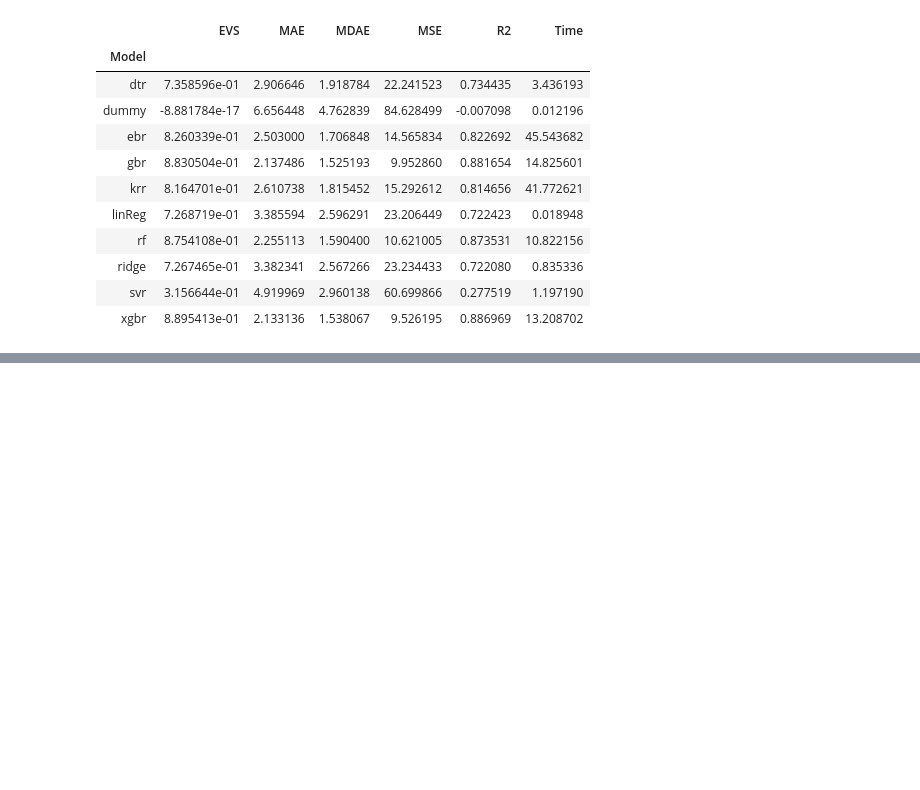
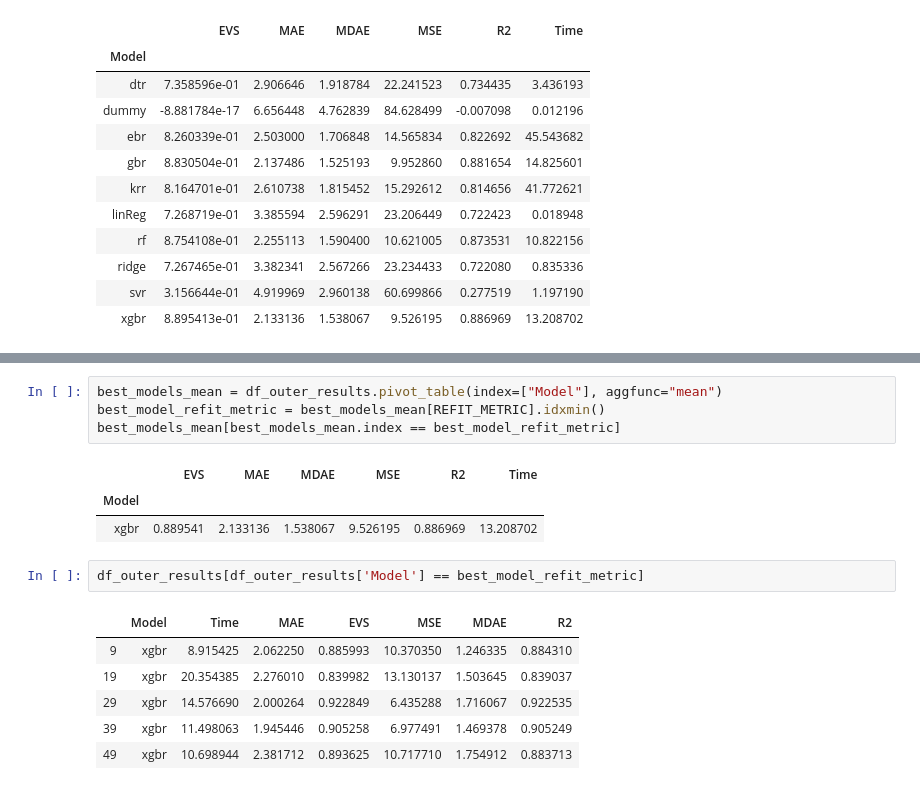
Before and after one commit to lukaszbinden/mli, a Jupyter notebook: assignments/assignment_1/MLI3 Assignment 1 Module 1 Boston Housing.ipynb, the cells around one changed output, grey strips where cells are left out. Drawn from its saved outputs; the diff is of its cells as text; blank space fills up the shorter version.

```diff
--- a/assignments/assignment_1/MLI3 Assignment 1 Module 1 Boston Housing.ipynb
+++ b/assignments/assignment_1/MLI3 Assignment 1 Module 1 Boston Housing.ipynb
@@ -295,0 +263,17 @@ df_outer_results.pivot_table(index=["Model"], aggfunc="mean")
+# %%
+best_models_mean = df_outer_results.pivot_table(index=["Model"], aggfunc="mean")
+best_model_refit_metric = best_models_mean[REFIT_METRIC].idxmin()
+best_models_mean[best_models_mean.index == best_model_refit_metric]
+# %% [output]
+|  | EVS | MAE | MDAE | MSE | R2 | Time |
+| Model |  |  |  |  |  |  |
+| xgbr | 0.889541 | 2.133136 | 1.538067 | 9.526195 | 0.886969 | 13.208702 |
+# %%
+df_outer_results[df_outer_results['Model'] == best_model_refit_metric]
+# %% [output]
+|  | Model | Time | MAE | EVS | MSE | MDAE | R2 |
+| 9 | xgbr | 8.915425 | 2.062250 | 0.885993 | 10.370350 | 1.246335 | 0.884310 |
+| 19 | xgbr | 20.354385 | 2.276010 | 0.839982 | 13.130137 | 1.503645 | 0.839037 |
+| 29 | xgbr | 14.576690 | 2.000264 | 0.922849 | 6.435288 | 1.716067 | 0.922535 |
+| 39 | xgbr | 11.498063 | 1.945446 | 0.905258 | 6.977491 | 1.469378 | 0.905249 |
+| 49 | xgbr | 10.698944 | 2.381712 | 0.893625 | 10.717710 | 1.754912 | 0.883713 |
```
Also changed, not shown: parts of 10 cells of this notebook, 1 other file.
